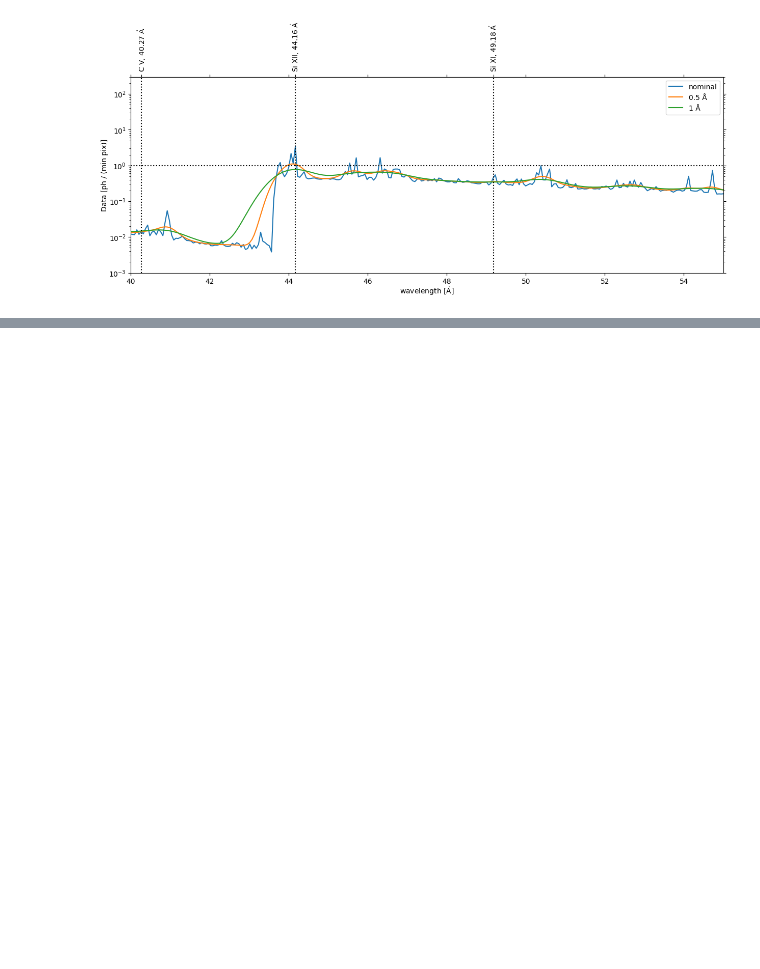
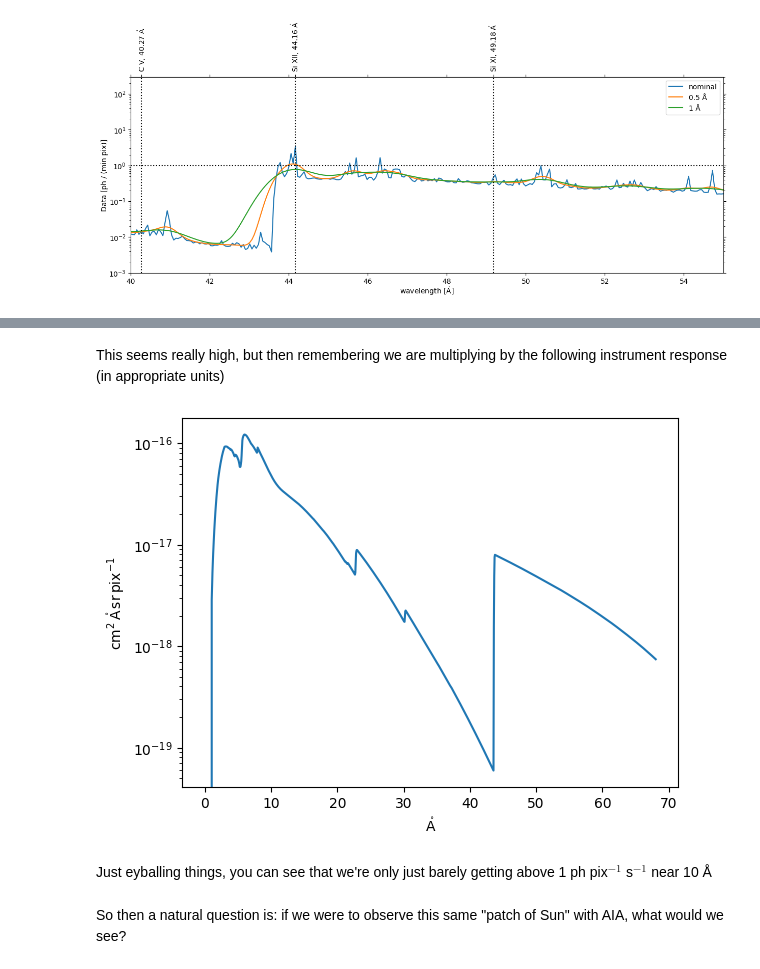
Before and after one commit to wtbarnes/moxsi-science-planning, a Jupyter notebook: reports/flare-flux-budget.ipynb, the cells around one changed output, grey strips where cells are left out. Saved outputs shown, nothing was run; the diff lists cells and outputs as text; code cells hidden in the pictures; blank space fills up the shorter version.

```diff
--- a/reports/flare-flux-budget.ipynb
+++ b/reports/flare-flux-budget.ipynb
@@ -243,0 +264,12 @@ WARNING: UnitsWarning: The unit 'Angstrom' has been deprecated in the VOUnit sta
+# %% [markdown]
+This seems really high, but then remembering we are multiplying by the following instrument response (in appropriate units)
+# %%
+with quantity_support():
+    plt.plot(chan.wavelength, chan.plate_scale * chan.effective_area * chan.spectral_resolution * 1 * u.pix)
+plt.yscale('log')
+# %% [output]
+[figure, added]
+# %% [markdown]
+Just eyballing things, you can see that we're only just barely getting above 1 ph pix$^{-1}$ s$^{-1}$ near 10 Å
+# %% [markdown]
+So then a natural question is: if we were to observe this same "patch of Sun" with AIA, what would we see?
```
Also changed, not shown: parts of 14 cells of this notebook, 4 other files.
